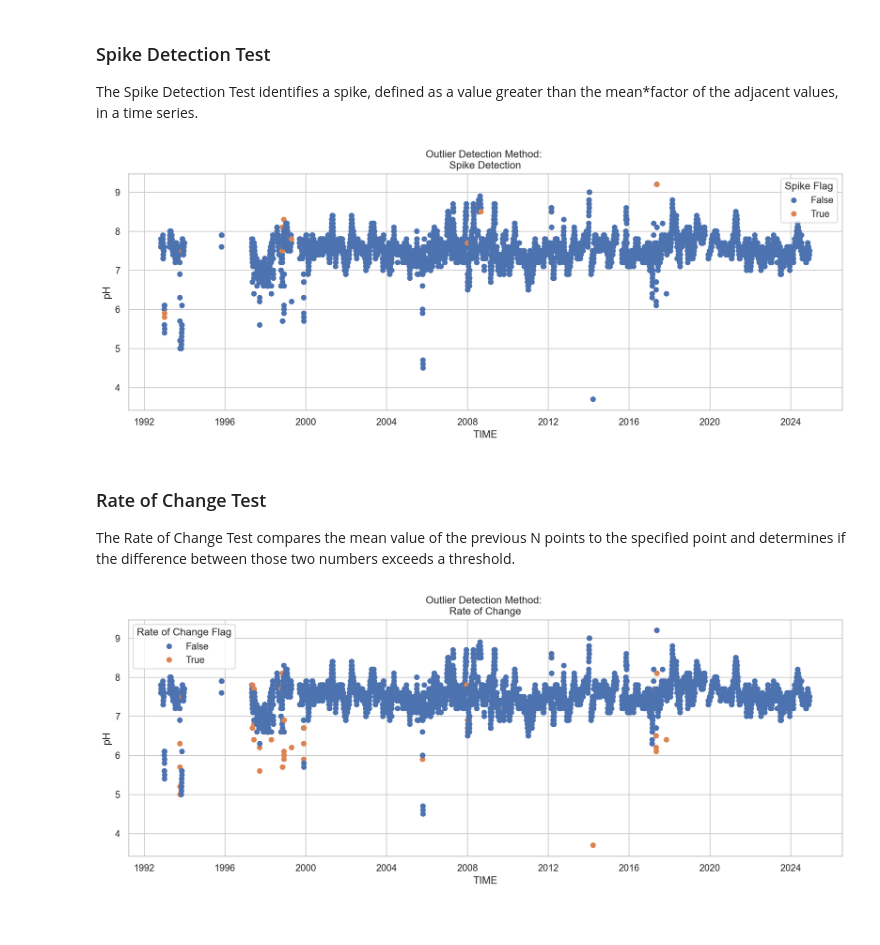
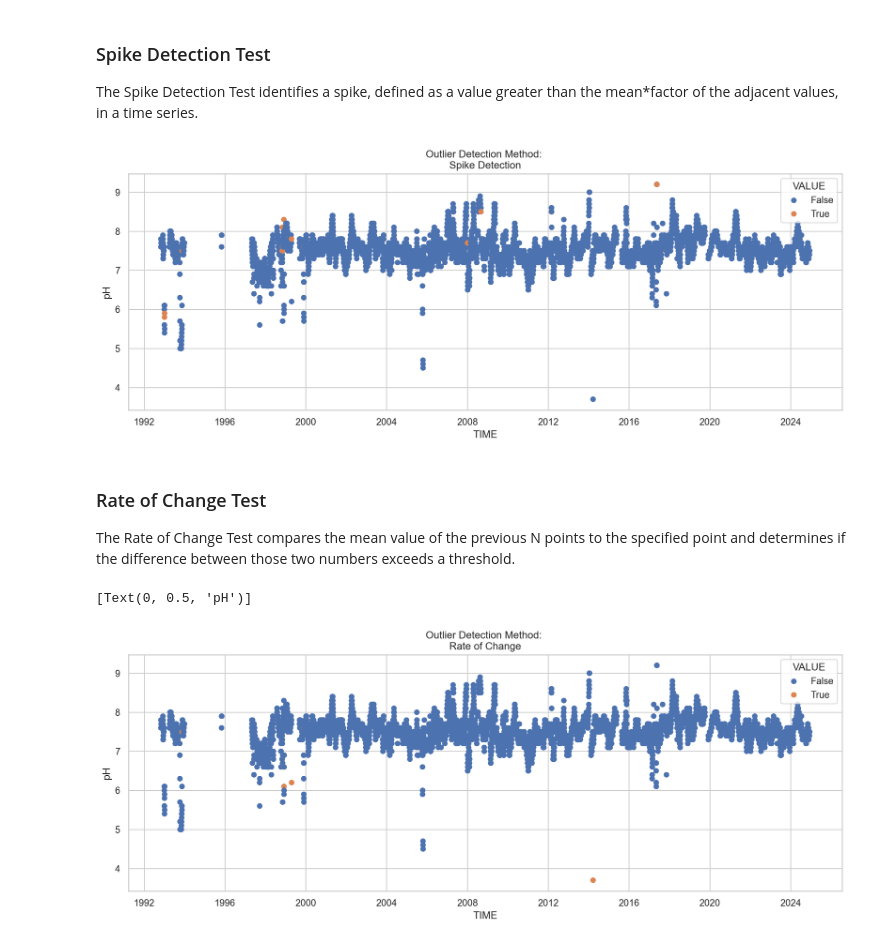
Before and after one commit to DWR-QA-Program/caldata-dsa-outlier-tool, a Jupyter notebook: dwr/dwr.ipynb, the cells around one changed output. Cells and saved outputs as stored; diff of their text form; code cells hidden in the pictures.

```diff
--- a/dwr/dwr.ipynb
+++ b/dwr/dwr.ipynb
@@ -415,11 +452,11 @@ df_spike_detection = spike_detection_test(time_series=df.VALUE)
 # %%
 sns.set_theme(style="whitegrid")
 fig, ax = plt.subplots(figsize=(15,5))
-sns.scatterplot(df_tukey_iqr_score, x='TIME', y='VALUE', hue='Spike Flag', edgecolor=None).set_title('Outlier Detection Method: \nSpike Detection')
+sns.scatterplot(df_spike_detection, x='TIME', y='pH', hue='VALUE', edgecolor=None).set_title('Outlier Detection Method: \nSpike Detection')
 ax.set(ylabel='pH')
 fig.savefig('spike.png', dpi=300, transparent=True, bbox_inches='tight')
 # %% [output]
-[figure, old version]
+[figure, new version]
 # %% [markdown]
 ### Rate of Change Test
 
@@ -458,10 +464,49 @@ def rate_of_change_test(time_series: pd.Series, threshold_value: int, previous_n
+# %%
+def rate_of_change_test(ts: pd.Series, threshold_value: float, previous_number_of_points: int = 5) -> pd.DataFrame:
+    """
+    The Rate of Change Test compares determines if two values exeed a threshood.
+
+    Specifically, the test compares the mean value of the N-m points, where m
+    indicates the number of previous points, to the Nth point and
+    determines if the difference between those two numbers exceeds a threshold.
+
+    Parameters
+    ----------
+    ts : pd.Series
+        A pandas series with a datetime index.
+
+    threshold_value : float
+        The threshold value for the difference.
+
+    previous_number_of_points : int, optional
+        The number of previous points to consider for the mean calculation. Default is 5.
+
+    Returns
+    -------
+    pandas.DataFrame
+        Outliers flagged as True or False.
+
+    Examples
+    --------
+    >>> df_out = spike_detection_test(ts)
+
+    """
+    if ts.empty:
+        raise ValueError('No input data.')
+    mean_previous = ts.rolling(window=previous_number_of_points).mean()
+    difference = ts - mean_previous
+    output_ts = difference.abs() > threshold_value
+    return output_ts
+# %%
+output_ts = rate_of_change_test(ts=df.VALUE, threshold_value=1.1)
 # %%
-df_rate_of_change = rate_of_change_test(time_series=df.VALUE, threshold_value=0.5)
+df_rate_of_change = pd.DataFrame({"TIME":df.index, "VALUE":output_ts, "pH":df.VALUE})
 # %%
 sns.set_theme(style="whitegrid")
 fig, ax = plt.subplots(figsize=(15,5))
-sns.scatterplot(df_rate_of_change, x='TIME', y='VALUE', hue='Rate of Change Flag', edgecolor=None).set_title('Outlier Detection Method: \nRate of Change')
+sns.scatterplot(df_rate_of_change, x='TIME', y='pH', hue='VALUE', edgecolor=None).set_title('Outlier Detection Method: \nRate of Change')
 ax.set(ylabel='pH')
-fig.savefig('rateofchange.png', dpi=300, transparent=True, bbox_inches='tight')
+#fig.savefig('rateofchange.png', dpi=300, transparent=True, bbox_inches='tight')
 # %% [output]
+[Text(0, 0.5, 'pH')]
-[figure, old version]
+[figure, new version]
```
Also changed, not shown: parts of 19 cells of this notebook, 1 other file.
